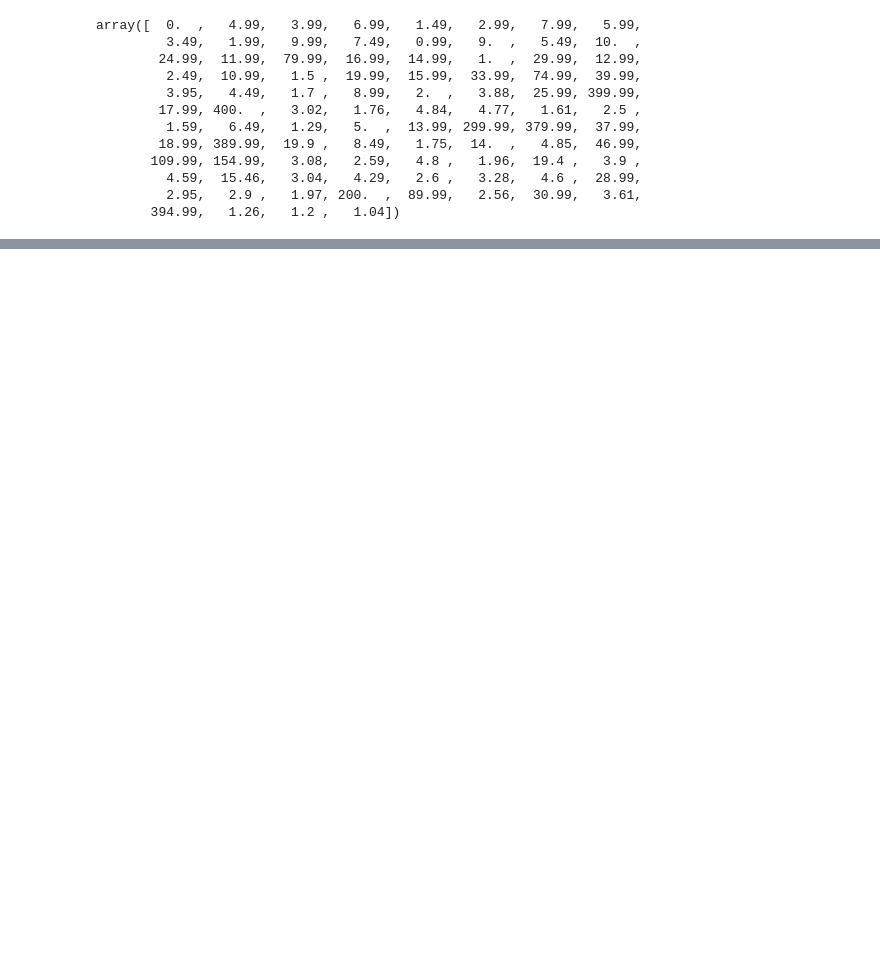
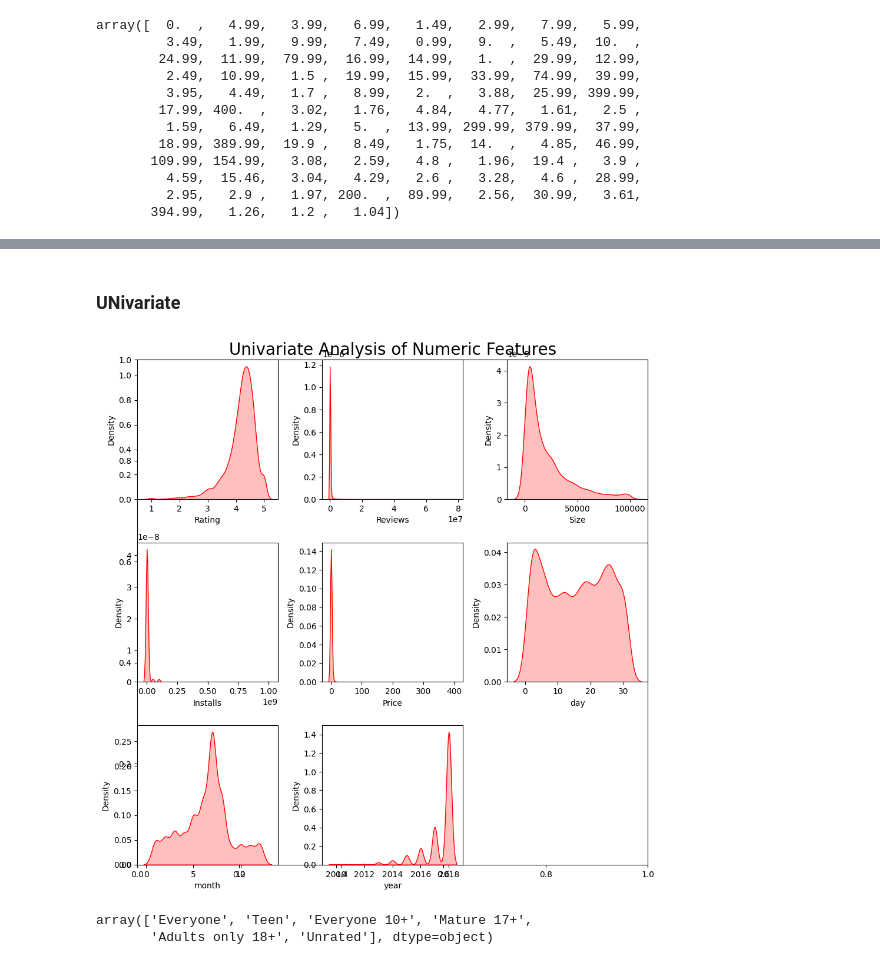
Before and after one commit to Rajaanthonysamy/Interview_Preparation, a Jupyter notebook: PlayStoreCleaningTheData.ipynb, the cells around one changed output, grey strips where cells are left out. Cells and saved outputs as stored; diff of their text form; code cells hidden in the pictures; blank space fills up the shorter version.

```diff
--- a/PlayStoreCleaningTheData.ipynb
+++ b/PlayStoreCleaningTheData.ipynb
@@ -198,0 +329,18 @@ df.to_csv("cleaned_data.csv")
+# %% [markdown]
+### UNivariate
+# %%
+
+plt.figure(figsize=(10,10))
+plt.title("Univariate Analysis of Numeric Features",fontsize=20,y=1)
+for num_col in numeric_features:
+  plt.subplot(3,3,numeric_features.get_loc(num_col)+1)
+  sns.kdeplot(df_copy[num_col],fill=True,color='r')
+  plt.tight_layout()
+plt.show()
+# %% [output]
+[figure, added]
+# %%
+df_copy["Content Rating"].unique()
+# %% [output]
+array(['Everyone', 'Teen', 'Everyone 10+', 'Mature 17+',
+       'Adults only 18+', 'Unrated'], dtype=object)
```
Also changed, not shown: parts of 35 cells of this notebook.
